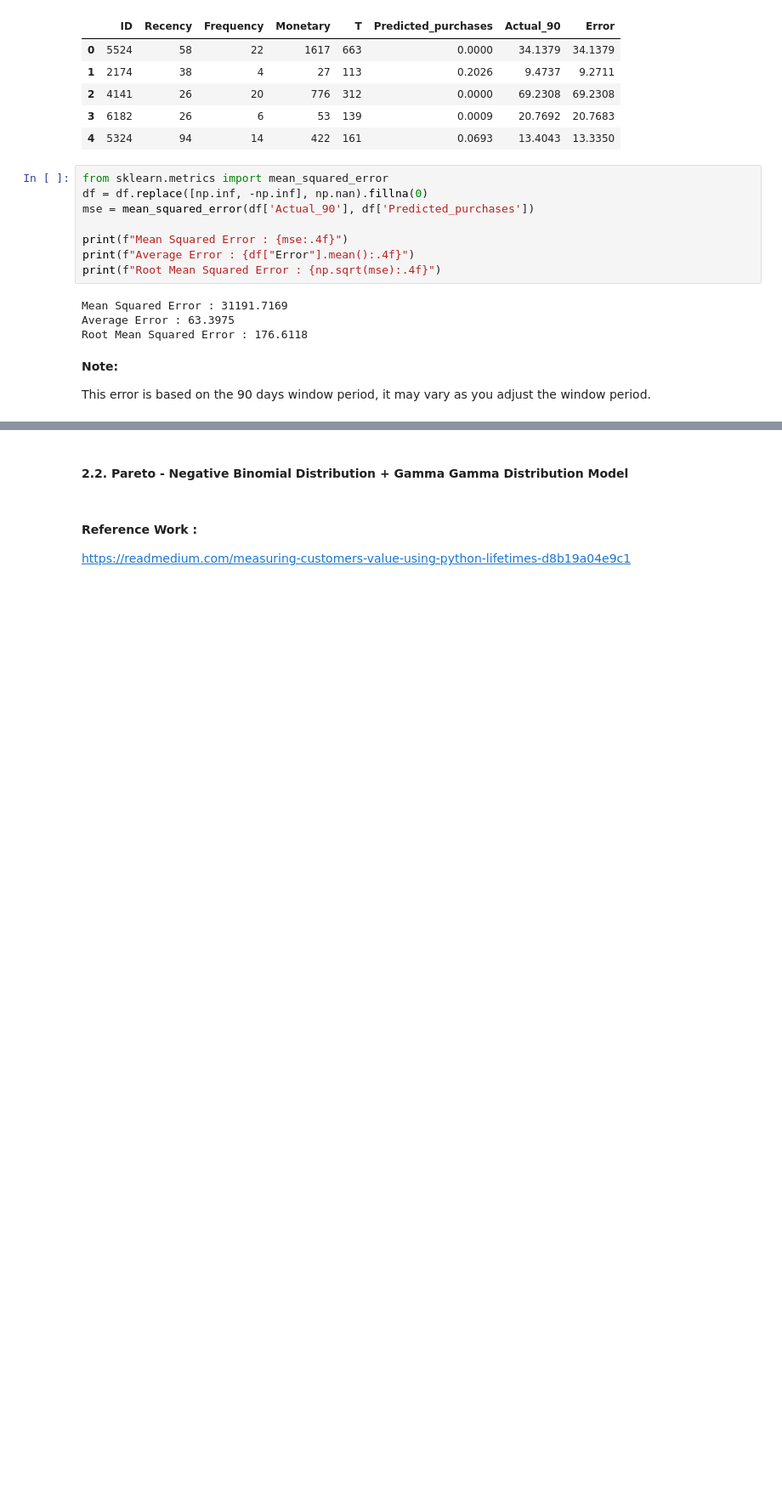
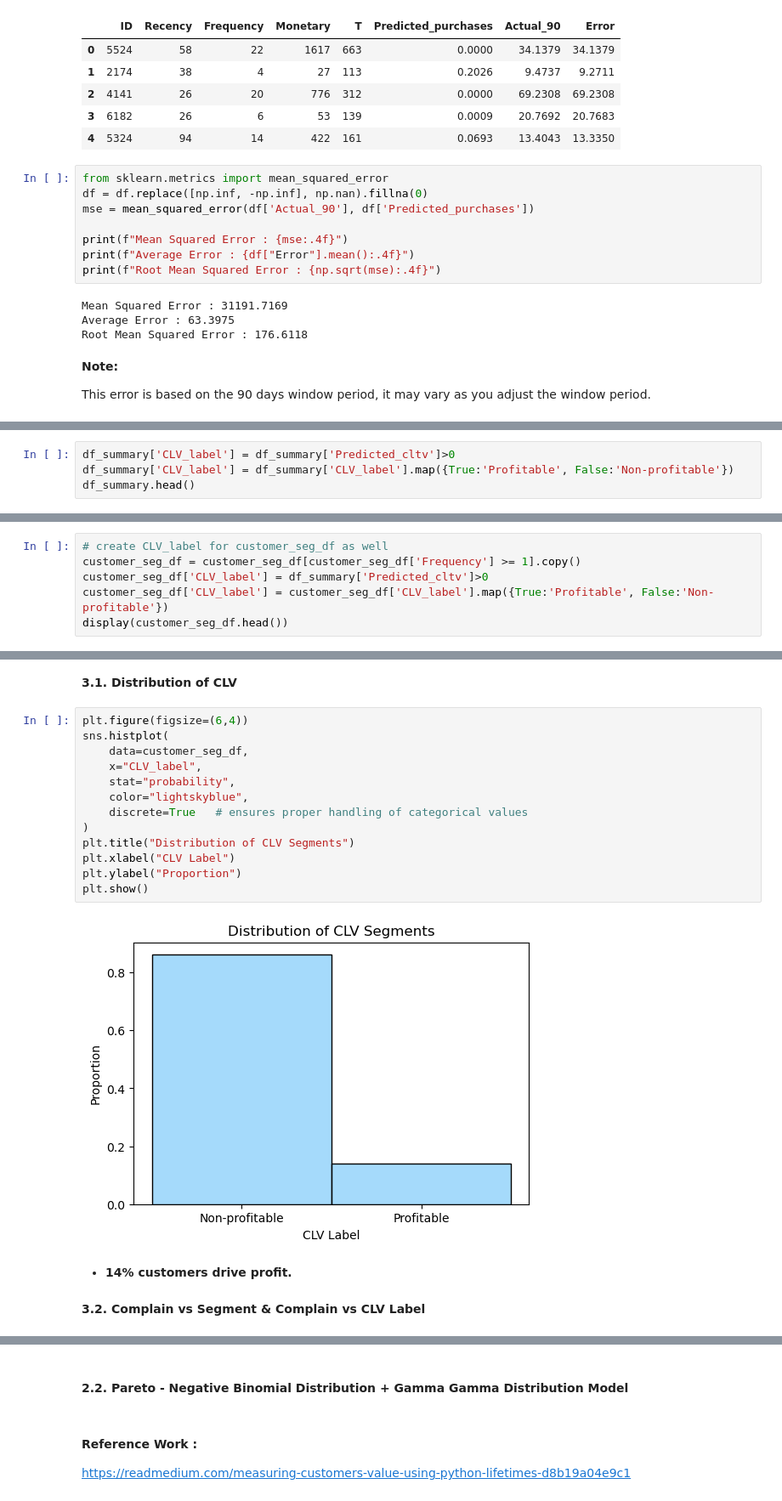
Before and after one commit to annugit1655/Customer-Behaviour-Analysis-with-CLTV, a Jupyter notebook: notebooks/04-CLTV-Probabilistic-models.ipynb, the cells around one changed output, grey strips where cells are left out. Shown at 85% size. Saved outputs shown, nothing was run; the diff lists cells and outputs as text; blank space fills up the shorter version.

```diff
--- a/notebooks/04-CLTV-Probabilistic-models.ipynb
+++ b/notebooks/04-CLTV-Probabilistic-models.ipynb
@@ -469,0 +610,4 @@ sns.heatmap(df_summary[['Frequency', 'Monetary']].corr(), annot=True);
+# %%
+df_summary['CLV_label'] = df_summary['Predicted_cltv']>0
+df_summary['CLV_label'] = df_summary['CLV_label'].map({True:'Profitable', False:'Non-profitable'})
+df_summary.head()
@@ -469,0 +621,6 @@ sns.heatmap(df_summary[['Frequency', 'Monetary']].corr(), annot=True);
+# %%
+# create CLV_label for customer_seg_df as well
+customer_seg_df = customer_seg_df[customer_seg_df['Frequency'] >= 1].copy()
+customer_seg_df['CLV_label'] = df_summary['Predicted_cltv']>0
+customer_seg_df['CLV_label'] = customer_seg_df['CLV_label'].map({True:'Profitable', False:'Non-profitable'})
+display(customer_seg_df.head())
@@ -469,0 +638,21 @@ sns.heatmap(df_summary[['Frequency', 'Monetary']].corr(), annot=True);
+# %% [markdown]
+**3.1. Distribution of CLV**
+# %%
+plt.figure(figsize=(6,4))
+sns.histplot(
+    data=customer_seg_df,
+    x="CLV_label",
+    stat="probability",
+    color="lightskyblue",
+    discrete=True   # ensures proper handling of categorical values
+)
+plt.title("Distribution of CLV Segments")
+plt.xlabel("CLV Label")
+plt.ylabel("Proportion")
+plt.show()
+# %% [output]
+[figure, added]
+# %% [markdown]
+- **14% customers drive profit.**
+# %% [markdown]
+**3.2. Complain vs Segment & Complain vs CLV Label**
```
Also changed, not shown: parts of 29 cells of this notebook.
